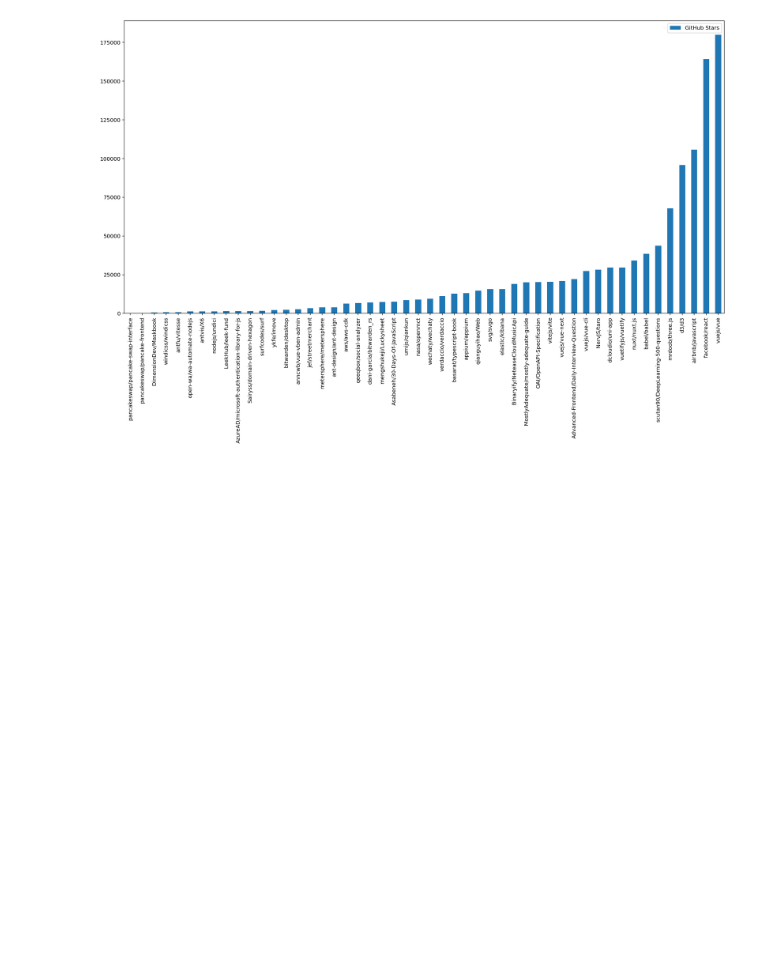
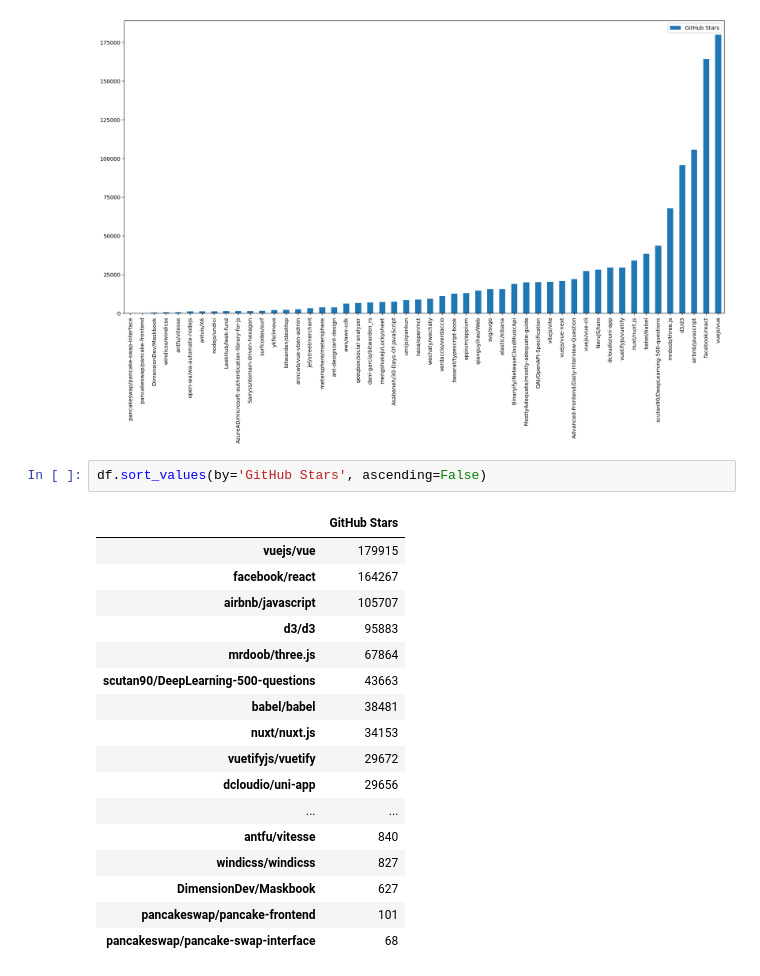
Before and after one commit to ricklamers/popular-frontend-github, a Jupyter notebook: scrape.ipynb, the cells around one changed output. Cells and saved outputs as stored; diff of their text form; blank space fills up the shorter version.

Commit message:
Add table

```diff
--- a/scrape.ipynb
+++ b/scrape.ipynb
@@ -39,3 +39,23 @@ df.sort_values(by='GitHub Stars').plot.bar(figsize=(20,10))
 # %% [output]
 <matplotlib.axes._subplots.AxesSubplot at 0x...>
 [figure]
+# %%
+df.sort_values(by='GitHub Stars', ascending=False)
+# %% [output]
+|  | GitHub Stars |
+| vuejs/vue | 179915 |
+| facebook/react | 164267 |
+| airbnb/javascript | 105707 |
+| d3/d3 | 95883 |
+| mrdoob/three.js | 67864 |
+| scutan90/DeepLearning-500-questions | 43663 |
+| babel/babel | 38481 |
+| nuxt/nuxt.js | 34153 |
+| vuetifyjs/vuetify | 29672 |
+| dcloudio/uni-app | 29656 |
+| ... | ... |
+| antfu/vitesse | 840 |
+| windicss/windicss | 827 |
+| DimensionDev/Maskbook | 627 |
+| pancakeswap/pancake-frontend | 101 |
+| pancakeswap/pancake-swap-interface | 68 |
```
